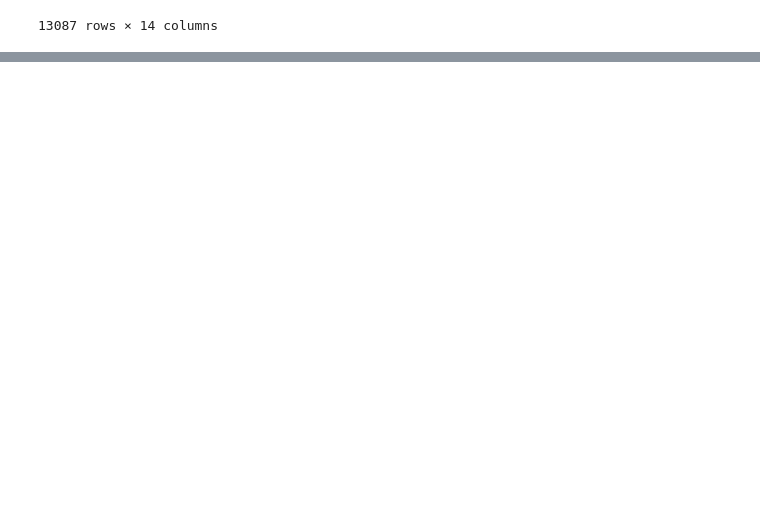
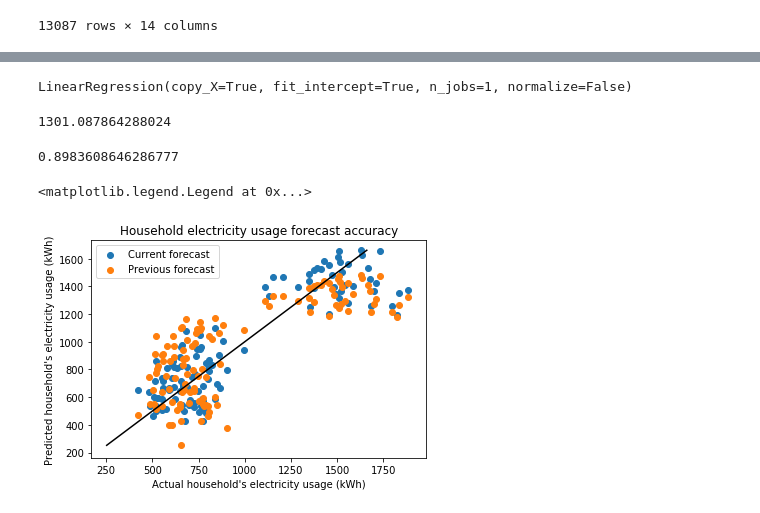
Before and after one commit to felixdumont/barcrawl, a Jupyter notebook: explore.ipynb, the cells around one changed output, grey strips where cells are left out. Saved outputs shown, nothing was run; the diff lists cells and outputs as text; code cells hidden in the pictures; blank space fills up the shorter version.

```diff
--- a/explore.ipynb
+++ b/explore.ipynb
@@ -108,0 +247,12 @@ df_bars
+# %%
+
+columns = ['year', 'month', 'usage']
+bills_df = pd.read_csv('electricbill/cambridge_bills.tsv', sep='\t', header=None, names=columns)
+
+aggs = { 'avg_temp': 'mean' , 'hot': 'sum', 'cold': 'sum', 'neutral': 'sum'}
+
+temps_gp = temps_df.groupby(['year','month']).agg(aggs).reset_index()
+temps_gp['avg_temp'] = temps_gp['avg_temp'].apply(lambda f: round(f,1))
+
+temps_join = pd.merge(temps_gp, bills_df, on=['year', 'month'])
+temps_join.to_csv('electricbill/cambridge_temps_bills_2.tsv', sep='\t', index=False, header=False)
@@ -108,0 +280,40 @@ df_bars
+# %%
+temps_join_train = temps_join.loc[lambda f: f['year']<2014]
+temps_join_test = temps_join.loc[lambda f: f['year']>=2014]
+# %%
+from sklearn import datasets, linear_model
+regr = linear_model.LinearRegression()
+
+# Train the model using the training sets
+regr.fit(temps_join_train[['avg_temp', 'hot','cold','neutral']], temps_join_train['usage'])
+# %% [output]
+LinearRegression(copy_X=True, fit_intercept=True, n_jobs=1, normalize=False)
+# %%
+regr.intercept_
+# %% [output]
+1301.087864288024
+# %%
+pearson_r(temps_join_test['usage'],regr.predict(temps_join_test[['avg_temp', 'hot','cold','neutral']]))
+# %% [output]
+0.8983608646286777
+# %%
+plt.figure()
+
+old_m, old_b, old_p = linear_regression(temps_join_train['avg_temp'], temps_join_train['usage'])
+
+temps_join['old_predict']= temps_join['avg_temp']*m+b
+
+plt.scatter(temps_join['usage'],regr.predict(temps_join[['avg_temp', 'hot','cold','neutral']]), label='Current forecast')
+plt.scatter(temps_join['usage'],temps_join['old_predict'], label='Previous forecast')
+
+line = [min(temps_join['old_predict']),
+        max(regr.predict(temps_join[['avg_temp', 'hot','cold','neutral']]))]
+
+plt.plot(line, line, color ='black')
+plt.title('Household electricity usage forecast accuracy')
+plt.xlabel('Actual household\'s electricity usage (kWh)')
+plt.ylabel('Predicted household\'s electricity usage (kWh)')
+plt.legend()
+# %% [output]
+<matplotlib.legend.Legend at 0x...>
+[figure, added]
```
Also changed, not shown: parts of 13 cells of this notebook, 11 other files.
